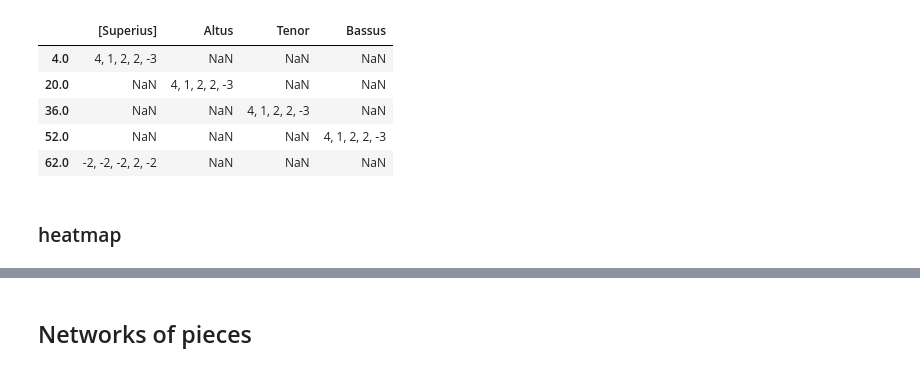
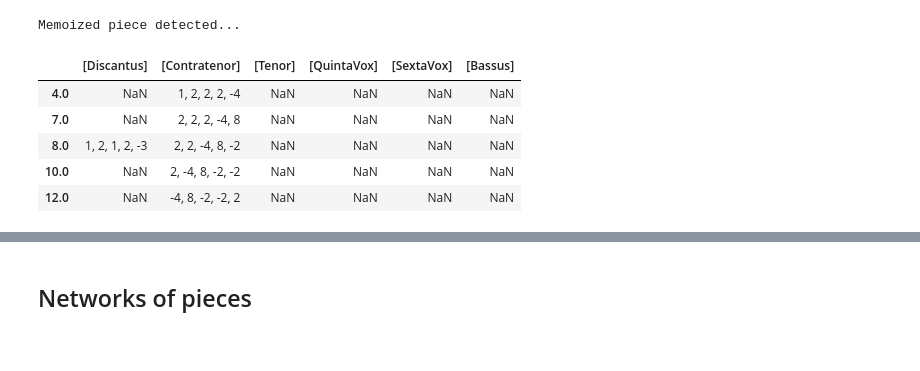
Before and after one commit to trangdang168/CRIM_Intervals_Notebooks, a Jupyter notebook: update_viz.ipynb, the cells around one changed output, grey strips where cells are left out. Saved outputs shown, nothing was run; the diff lists cells and outputs as text; code cells hidden in the pictures.

```diff
--- a/update_viz.ipynb
+++ b/update_viz.ipynb
@@ -196,14 +24,14 @@ interactive(children=(Text(value='Input search pattern', description='search_pat
 # %%
+model = CorpusBase(['https://crimproject.org/mei/CRIM_Model_0017.mei']).scores[0]
 mel = model.getMelodic(kind='d', compound=False, unit=0)
-mel_ngrams = model.getNgrams(df=mel, n=5)
-mel_ngrams_dur = model.getDuration(df=mel, mask_df=mel_ngrams, n=5)
-mel_ngrams.head()
+mel_ngram = model.getNgrams(df=mel, n=5)
+mel_ngram_dur = model.getDuration(df=mel, mask_df=mel_ngram, n=5)
+mel_ngram.head()
 # %% [output]
+Memoized piece detected...
-|  | [Superius] | Altus | Tenor | Bassus |
-| 4.0 | 4, 1, 2, 2, -3 | NaN | NaN | NaN |
-| 20.0 | NaN | 4, 1, 2, 2, -3 | NaN | NaN |
-| 36.0 | NaN | NaN | 4, 1, 2, 2, -3 | NaN |
-| 52.0 | NaN | NaN | NaN | 4, 1, 2, 2, -3 |
-| 62.0 | -2, -2, -2, 2, -2 | NaN | NaN | NaN |
+|  | [Discantus] | [Contratenor] | [Tenor] | [QuintaVox] | [SextaVox] | [Bassus] |
+| 4.0 | NaN | 1, 2, 2, 2, -4 | NaN | NaN | NaN | NaN |
+| 7.0 | NaN | 2, 2, 2, -4, 8 | NaN | NaN | NaN | NaN |
+| 8.0 | 1, 2, 1, 2, -3 | 2, 2, -4, 8, -2 | NaN | NaN | NaN | NaN |
+| 10.0 | NaN | 2, -4, 8, -2, -2 | NaN | NaN | NaN | NaN |
+| 12.0 | NaN | -4, 8, -2, -2, 2 | NaN | NaN | NaN | NaN |
-# %% [markdown]
-### heatmap
```
Also changed, not shown: parts of 67 cells of this notebook, 2 other files.
